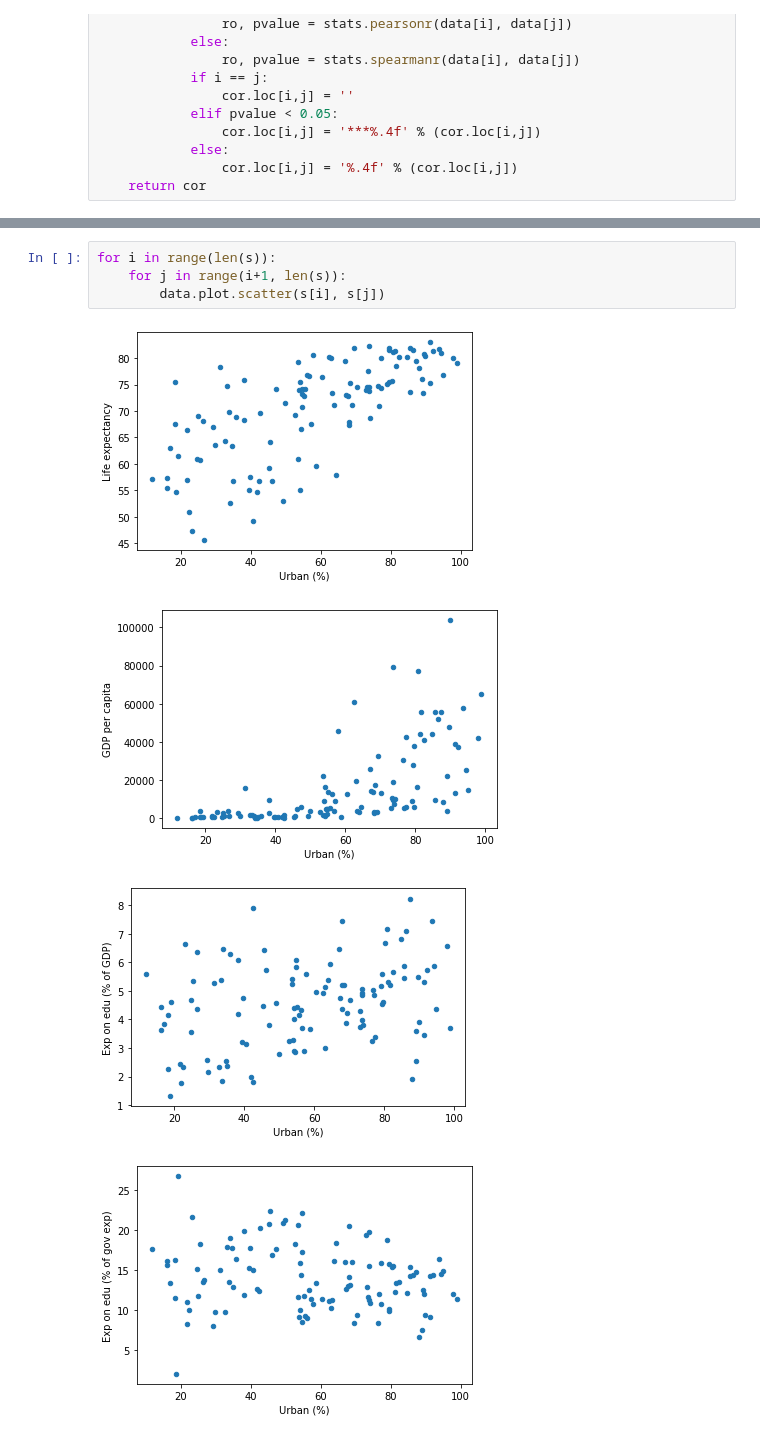
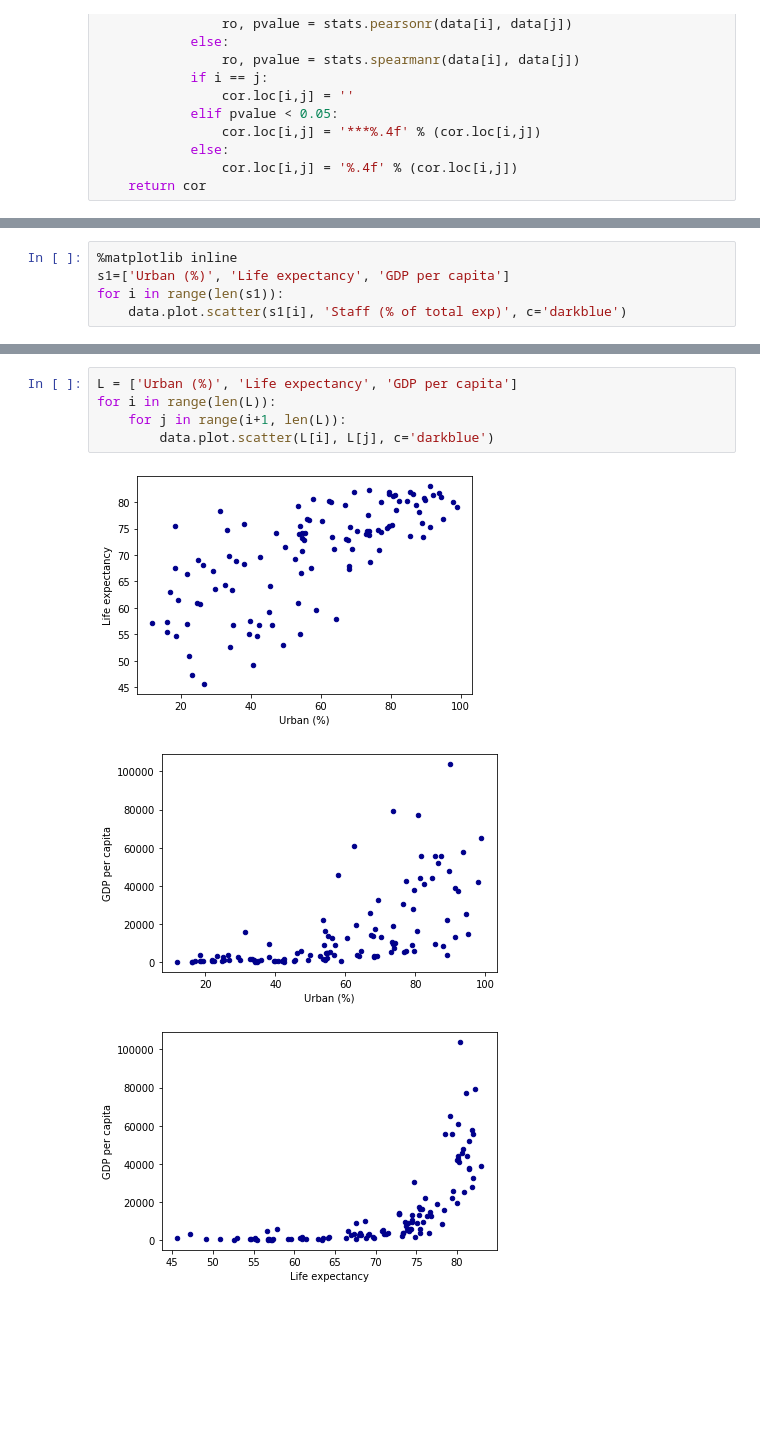
Before and after one commit to nikjals/1-esej, a Jupyter notebook: Esej.ipynb, the cells around one changed output, grey strips where cells are left out. Drawn from its saved outputs; the diff is of its cells as text; blank space fills up the shorter version.

```diff
--- a/Esej.ipynb
+++ b/Esej.ipynb
@@ -487,0 +346,5 @@ s = list(stupci.keys())
+# %%
+%matplotlib inline
+s1=['Urban (%)', 'Life expectancy', 'GDP per capita']
+for i in range(len(s1)):
+    data.plot.scatter(s1[i], 'Staff (% of total exp)', c='darkblue')
@@ -488,9 +355,9 @@ s = list(stupci.keys())
 # %%
-for i in range(len(s)):
-    for j in range(i+1, len(s)):
-        data.plot.scatter(s[i], s[j])
+L = ['Urban (%)', 'Life expectancy', 'GDP per capita']
+for i in range(len(L)):
+    for j in range(i+1, len(L)):
+        data.plot.scatter(L[i], L[j], c='darkblue')
 # %% [output]
-[figure, old version]
+[figure, new version]
-[figure, old version]
+[figure, new version]
-[figure, old version]
+[figure, new version]
-[figure, removed]
```
Also changed, not shown: parts of 48 cells of this notebook, 1 other file.
